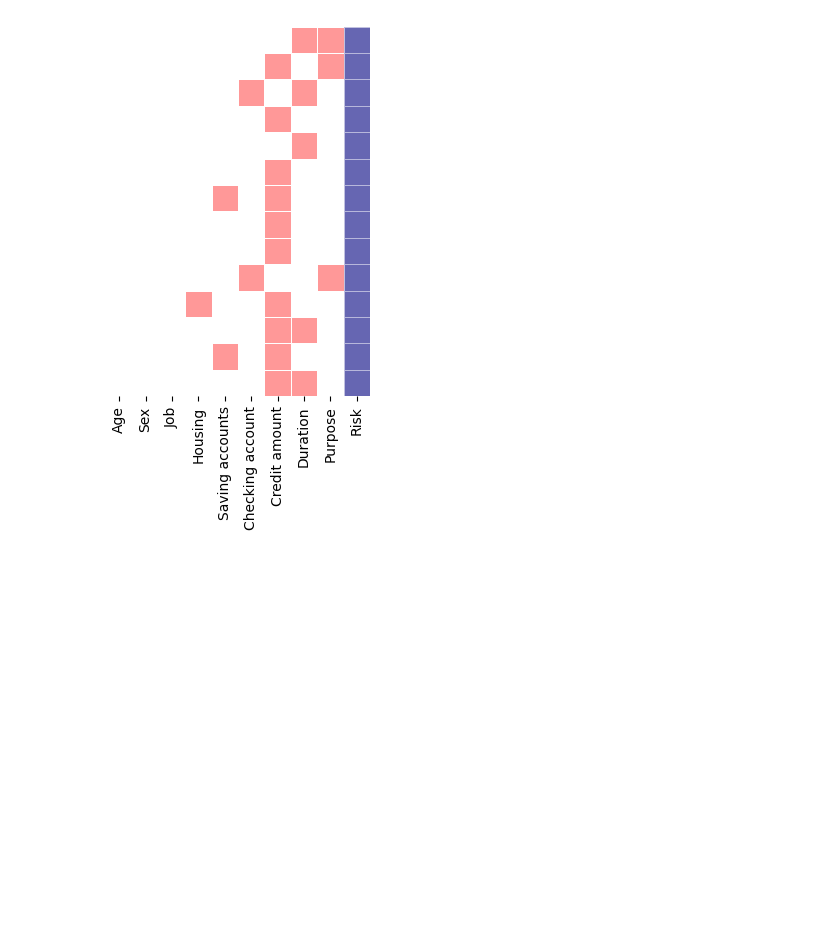
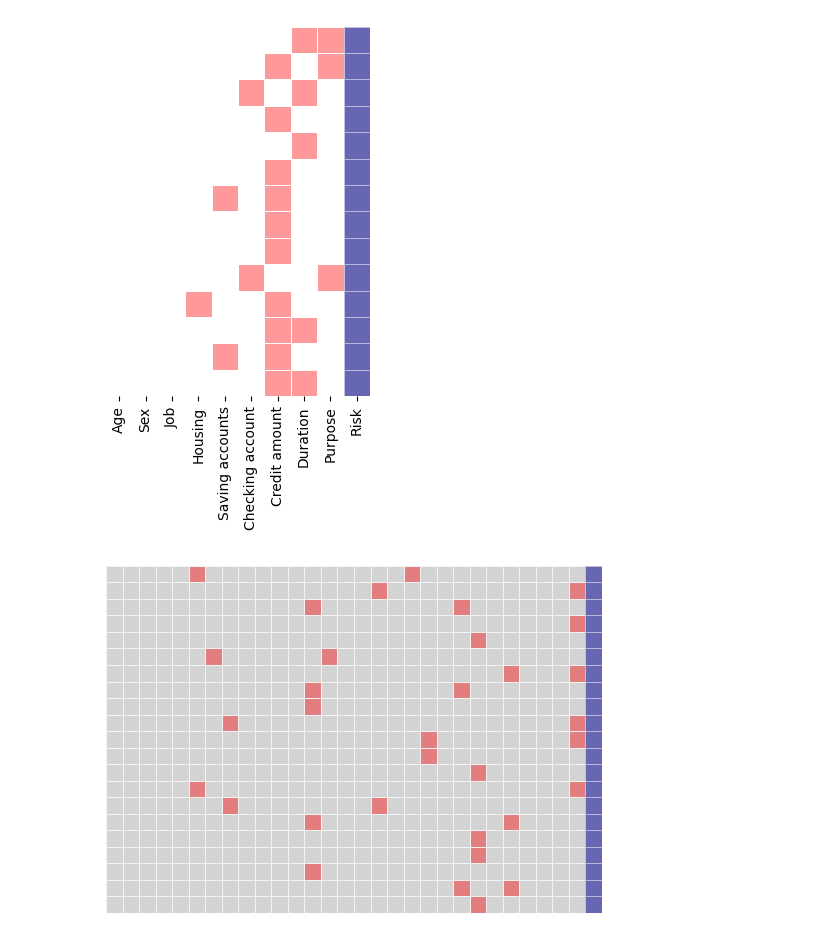
Before and after one commit to understanding-ml/COLA, a Jupyter notebook: demo.ipynb, the cells around one changed output. Cells and saved outputs as stored; diff of their text form; code cells hidden in the pictures; blank space fills up the shorter version.

```diff
--- a/demo.ipynb
+++ b/demo.ipynb
@@ -187,3 +207,3 @@ INFO:shap:phi = [0.38434106 0.20944282]
 # %%
 ##########################################################
-factual_2, ce_2, ace_2 = refiner_2.get_refined_counterfactual(limited_actions=7)
+factual_2, ce_2, ace_2 = refiner_2.get_refined_counterfactual(limited_actions=30)
@@ -201,7 +241,7 @@ changes from factual to actionlimited_counterfactuals
 (None, None)
 # %%
 ##########################################################
-factual_2, refine_ce_2, refine_ace_2 = refiner_2.highlight_changes()
+refine_factual_2, refine_ce_2, refine_ace_2 = refiner_2.highlight_changes()
 # %%
 refiner._get_matcher()
 # %%
@@ -417,3 +530,47 @@ plt.yticks([])  # Remove y ticks if necessary
 plt.show()
 # %% [output]
 [figure]
+# %%
+####################################################
+index = [0,1,3,5,7,8,9,11,13,14,16,21,22,23,24,25,28,30,35,36,37]
+gr_factual = factual_2.iloc[index].reset_index(drop=True)
+gr_ace = ace_2.iloc[index].reset_index(drop=True)
+gr_ce = ce_2.iloc[index].reset_index(drop=True)
+# %%
+import numpy as np
+import seaborn as sns
+import matplotlib.pyplot as plt
+from matplotlib.colors import ListedColormap
+"""
+Plot the heatmap of corresponding counterfacutals
+"""
+# Convert the boolean values (True, False) to integers (1, 0)
+C = (gr_factual != gr_ce).astype(int)
+D = (gr_factual != gr_ace).astype(int)
+
+# Sample data: Assuming C is a DataFrame with 'Risk' as one of the columns
+features_lists = C.drop(columns=['is_canceled'])
+top_layer_df = C.copy()
+top_layer_df.loc[:,top_layer_df.columns != 'is_canceled'] = 0
+
+# Create the colormaps
+cmap_top = ListedColormap(['lightgrey', 'red'])
+cmap_bottom = ListedColormap(['lightgrey', '#000080'])
+
+# Create a figure
+# plt.figure(figsize=(8, 8))
+
+# Plot the features_lists with one colormap (base heatmap)
+sns.heatmap(features_lists, cmap=cmap_top, annot=False, cbar=False, square=True,linewidths=0.5)
+
+# Overlay the target_list with a different colormap and transparent alpha layer
+sns.heatmap(top_layer_df, cmap=cmap_bottom, annot=False, cbar=False, square=True, alpha=0.6,linewidths=0.5)
+
+# Adjust the ticks
+plt.xticks([])  # Remove x ticks if necessary
+plt.yticks([])  # Remove y ticks if necessary
+
+# Show the plot
+plt.show()
+# %% [output]
+[figure, added]
```
Also changed, not shown: parts of 11 cells of this notebook.
